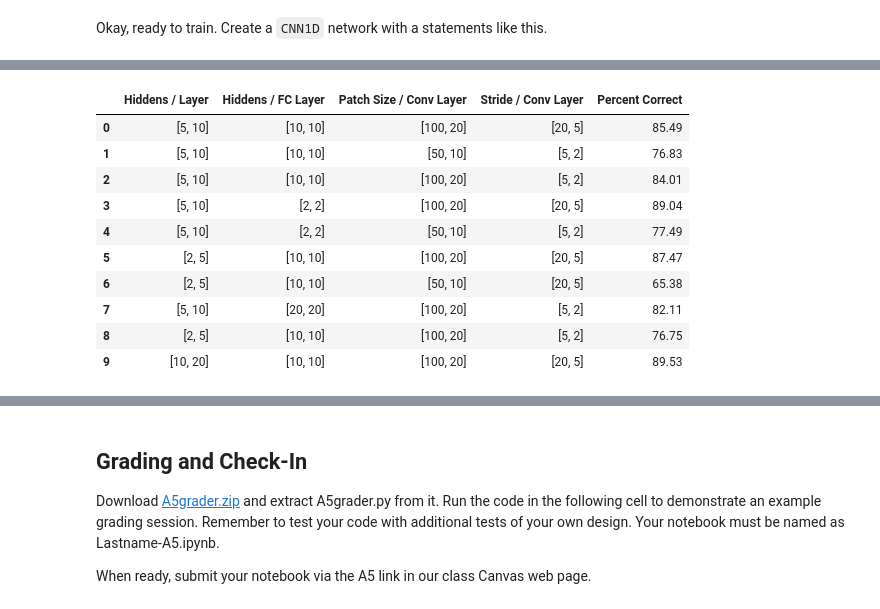
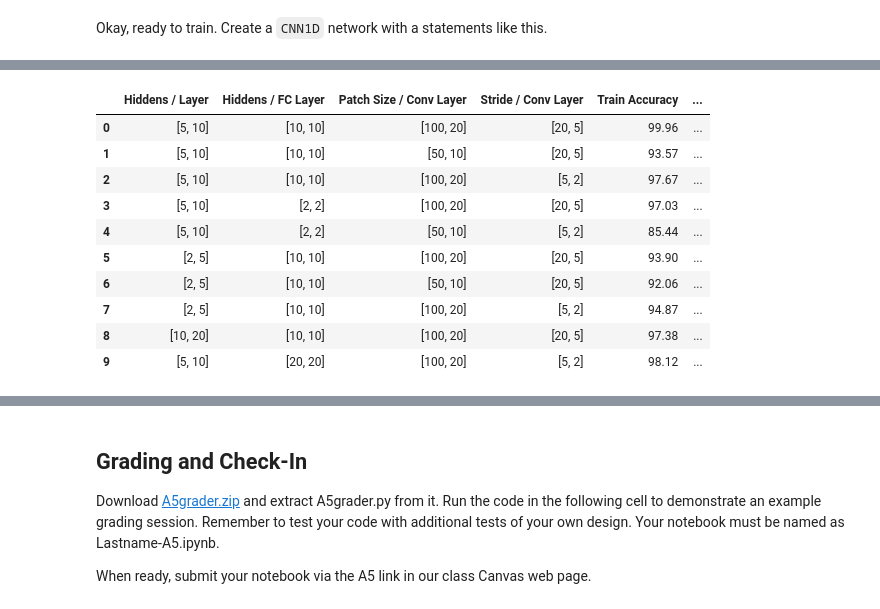
Before and after one commit to etonegithub/CS_445, a Jupyter notebook: homework/HW5/Tone-A5.ipynb, the cells around one changed output, grey strips where cells are left out. Saved outputs shown, nothing was run; the diff lists cells and outputs as text; code cells hidden in the pictures.

```diff
--- a/homework/HW5/Tone-A5.ipynb
+++ b/homework/HW5/Tone-A5.ipynb
@@ -1004,18 +1033,18 @@ result.append({"Hiddens / Layer": n_hiddens_per_conv_layer, "Hiddens / FC Layer"
                "Patch Size / Conv Layer": patch_size_per_conv_layer, "Stride / Conv Layer": stride_per_conv_layer,
                "Train Accuracy": f'{train_perc_correct0:.2f}', "Test Accuracy": f'{test_perc_correct0:.2f}'})
 # %%
-df = pandas.DataFrame(result, columns=['Hiddens / Layer', "Hiddens / FC Layer", "Patch Size / Conv Layer", "Stride / Conv Layer", 'Percent Correct'])
+df = pandas.DataFrame(result, columns=['Hiddens / Layer', "Hiddens / FC Layer", "Patch Size / Conv Layer", "Stride / Conv Layer", 'Train Accuracy', 'Test Accuracy'])
 df
 # %% [output]
-|  | Hiddens / Layer | Hiddens / FC Layer | Patch Size / Conv Layer | Stride / Conv Layer | Percent Correct |
-| 0 | [5, 10] | [10, 10] | [100, 20] | [20, 5] | 85.49 |
-| 1 | [5, 10] | [10, 10] | [50, 10] | [5, 2] | 76.83 |
-| 2 | [5, 10] | [10, 10] | [100, 20] | [5, 2] | 84.01 |
-| 3 | [5, 10] | [2, 2] | [100, 20] | [20, 5] | 89.04 |
-| 4 | [5, 10] | [2, 2] | [50, 10] | [5, 2] | 77.49 |
-| 5 | [2, 5] | [10, 10] | [100, 20] | [20, 5] | 87.47 |
-| 6 | [2, 5] | [10, 10] | [50, 10] | [20, 5] | 65.38 |
-| 7 | [5, 10] | [20, 20] | [100, 20] | [5, 2] | 82.11 |
-| 8 | [2, 5] | [10, 10] | [100, 20] | [5, 2] | 76.75 |
-| 9 | [10, 20] | [10, 10] | [100, 20] | [20, 5] | 89.53 |
+|  | Hiddens / Layer | Hiddens / FC Layer | Patch Size / Conv Layer | Stride / Conv Layer | Train Accuracy | ... |
+| 0 | [5, 10] | [10, 10] | [100, 20] | [20, 5] | 99.96 | ... |
+| 1 | [5, 10] | [10, 10] | [50, 10] | [20, 5] | 93.57 | ... |
+| 2 | [5, 10] | [10, 10] | [100, 20] | [5, 2] | 97.67 | ... |
+| 3 | [5, 10] | [2, 2] | [100, 20] | [20, 5] | 97.03 | ... |
+| 4 | [5, 10] | [2, 2] | [50, 10] | [5, 2] | 85.44 | ... |
+| 5 | [2, 5] | [10, 10] | [100, 20] | [20, 5] | 93.90 | ... |
+| 6 | [2, 5] | [10, 10] | [50, 10] | [20, 5] | 92.06 | ... |
+| 7 | [2, 5] | [10, 10] | [100, 20] | [5, 2] | 94.87 | ... |
+| 8 | [10, 20] | [10, 10] | [100, 20] | [20, 5] | 97.38 | ... |
+| 9 | [5, 10] | [20, 20] | [100, 20] | [5, 2] | 98.12 | ... |
 # %% [markdown]
```
Also changed, not shown: parts of 49 cells of this notebook, 1 other file.
